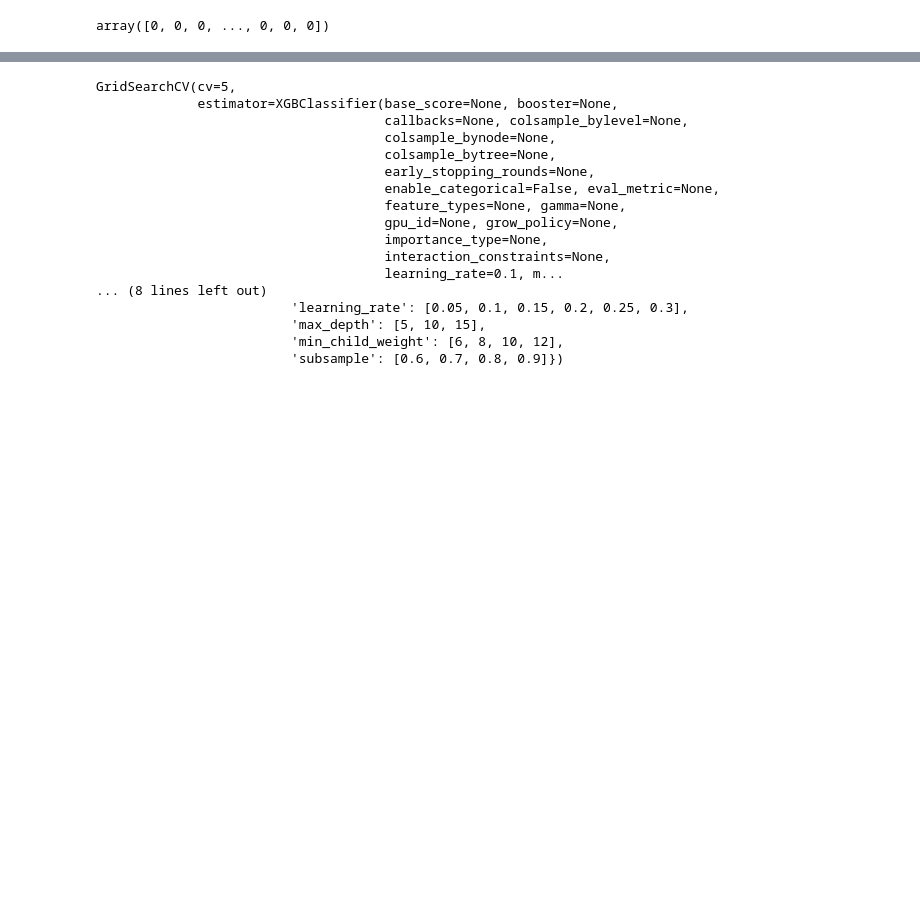
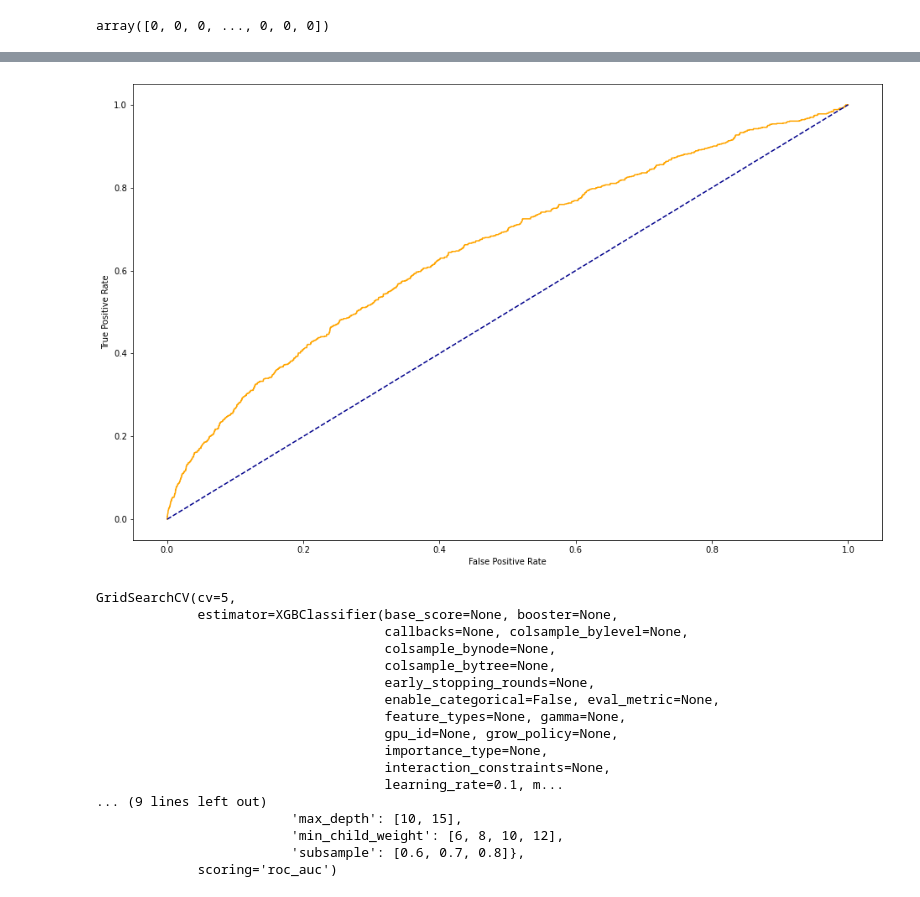
Before and after one commit to OrbelB/MLCreditCards, a Jupyter notebook: xgboost_model1.ipynb, the cells around one changed output, grey strips where cells are left out. Saved outputs shown, nothing was run; the diff lists cells and outputs as text; code cells hidden in the pictures; blank space fills up the shorter version.

```diff
--- a/xgboost_model1.ipynb
+++ b/xgboost_model1.ipynb
@@ -163,3 +177,14 @@ Accuracy:  82.36423477783873 %
+# %%
+fpr, tpr, thresholds =roc_curve(y_test, prob_credit_new)
+
+plt.plot(fpr, tpr, color='orange', label='ROC')
+plt.plot([0, 1], [0, 1], color='darkblue', linestyle='--')
+
+plt.xlabel('False Positive Rate')
+plt.ylabel('True Positive Rate')
+plt.show()
+# %% [output]
+[figure, added]
 # %%
 import warnings
 warnings.filterwarnings("ignore")
@@ -168,12 +193,12 @@ from sklearn.model_selection import GridSearchCV
 from xgboost.sklearn import XGBClassifier
 
 params = {
-    'learning_rate': [0.05,0.1,0.15,0.2,0.25,0.3],
-    'max_depth':[5,10,15],
+    'learning_rate': [0.05,0.1,0.15,0.2],
+    'gamma':[0.0,0.1,0.2,0.3,0.4],
     'min_child_weight':[6,8,10,12],
-    'subsample': [0.6,0.7,0.8,0.9],
-    'colsample_bytree':[0.6,0.7,0.8],
-    'gamma':[i/10.0 for i in range(0,5)]
+    'max_depth':[10,15],
+    'subsample': [0.6,0.7,0.8],
+    'colsample_bytree':[0.5,0.6,0.7]
 }
 
 gs = GridSearchCV(
@@ -185,6 +210,7 @@ gs = GridSearchCV(
         n_estimators=100,
         objective= 'binary:logistic'),
     param_grid = params,
+    scoring='roc_auc',
     n_jobs=4,
     cv=5)
 
@@ -202,11 +228,11 @@ GridSearchCV(cv=5,
                                      importance_type=None,
                                      interaction_constraints=None,
                                      learning_rate=0.1, m...
-... (8 lines left out)
-                         'learning_rate': [0.05, 0.1, 0.15, 0.2, 0.25, 0.3],
-                         'max_depth': [5, 10, 15],
+... (9 lines left out)
+                         'max_depth': [10, 15],
                          'min_child_weight': [6, 8, 10, 12],
-                         'subsample': [0.6, 0.7, 0.8, 0.9]})
+                         'subsample': [0.6, 0.7, 0.8]},
+             scoring='roc_auc')
 # %%
 gs.best_params_, gs.best_score_
 # %% [output]
```
Also changed, not shown: parts of 25 cells of this notebook.
